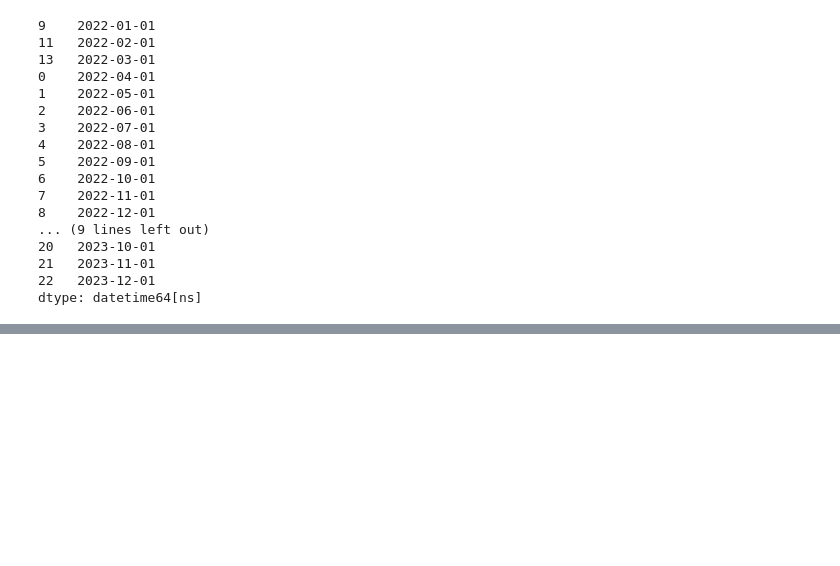
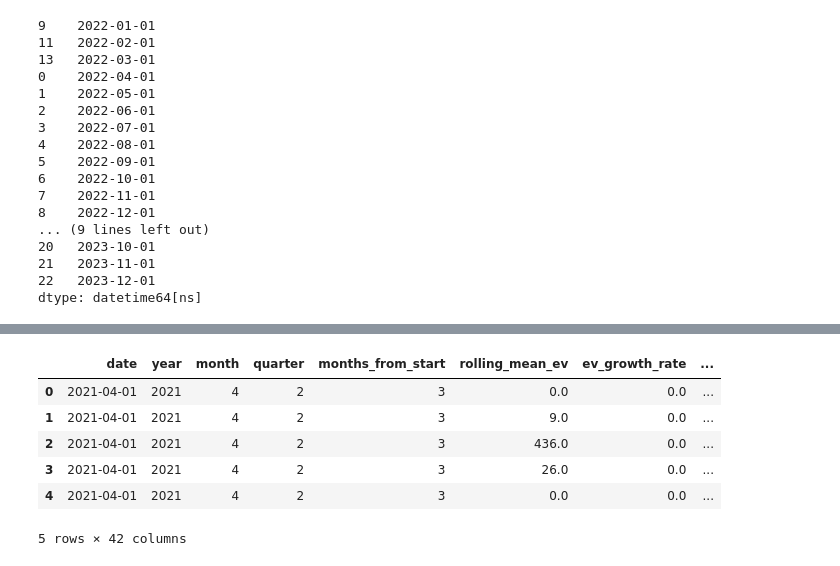
Before and after one commit to sadiqhasanrupani/ev-analysis, a Jupyter notebook: notebooks/research/3_research_question_analysis.ipynb, the cells around one changed output, grey strips where cells are left out. Saved outputs shown, nothing was run; the diff lists cells and outputs as text; code cells hidden in the pictures; blank space fills up the shorter version.

```diff
--- a/notebooks/research/3_research_question_analysis.ipynb
+++ b/notebooks/research/3_research_question_analysis.ipynb
@@ -1970,0 +2165,27 @@ ev_maker_fiscal =
+# %%
+# Create or filter data for Delhi vs Karnataka comparison
+import pandas as pd
+import numpy as np
+import matplotlib.pyplot as plt
+import seaborn as sns
+import plotly.express as px
+import plotly.graph_objects as go
+from plotly.subplots import make_subplots
+
+# If we need to create the dataset, we'll use the main dataframe
+if 'delhi_karnataka_data' not in locals() and 'delhi_karnataka_data' not in globals() and 'df' in locals():
+    # Filter for Delhi and Karnataka
+    states_of_interest = ['Delhi', 'Karnataka']
+    delhi_karnataka_data = df[df['state'].isin(states_of_interest)].copy()
+
+    print(f"Created delhi_karnataka_data with shape: {delhi_karnataka_data.shape}")
+
+# Filter for 2024 data
+if 'delhi_karnataka_data' in locals() or 'delhi_karnataka_data' in globals():
+    if 'date' in delhi_karnataka_data.columns:
+        delhi_karnataka_2024 = delhi_karnataka_data[delhi_karnataka_data['date'].dt.year == 2024].copy()
+        print(f"Filtered for 2024 data. Shape: {delhi_karnataka_2024.shape}")
+    else:
+        print("Date column not found in delhi_karnataka_data")
+else:
+    print("delhi_karnataka_data variable not available")
@@ -1970,0 +2945,12 @@ ev_maker_fiscal =
+# %%
+df_state = pd.read_csv('../../data/processed/ev_sales_by_state_enhanced_20250806.csv')
+
+display(df_state.head())
+# %% [output]
+|  | date | year | month | quarter | months_from_start | rolling_mean_ev | ev_growth_rate | ... |
+| 0 | 2021-04-01 | 2021 | 4 | 2 | 3 | 0.0 | 0.0 | ... |
+| 1 | 2021-04-01 | 2021 | 4 | 2 | 3 | 9.0 | 0.0 | ... |
+| 2 | 2021-04-01 | 2021 | 4 | 2 | 3 | 436.0 | 0.0 | ... |
+| 3 | 2021-04-01 | 2021 | 4 | 2 | 3 | 26.0 | 0.0 | ... |
+| 4 | 2021-04-01 | 2021 | 4 | 2 | 3 | 0.0 | 0.0 | ... |
+5 rows × 42 columns
```
Also changed, not shown: parts of 27 cells of this notebook, 15 other files.
